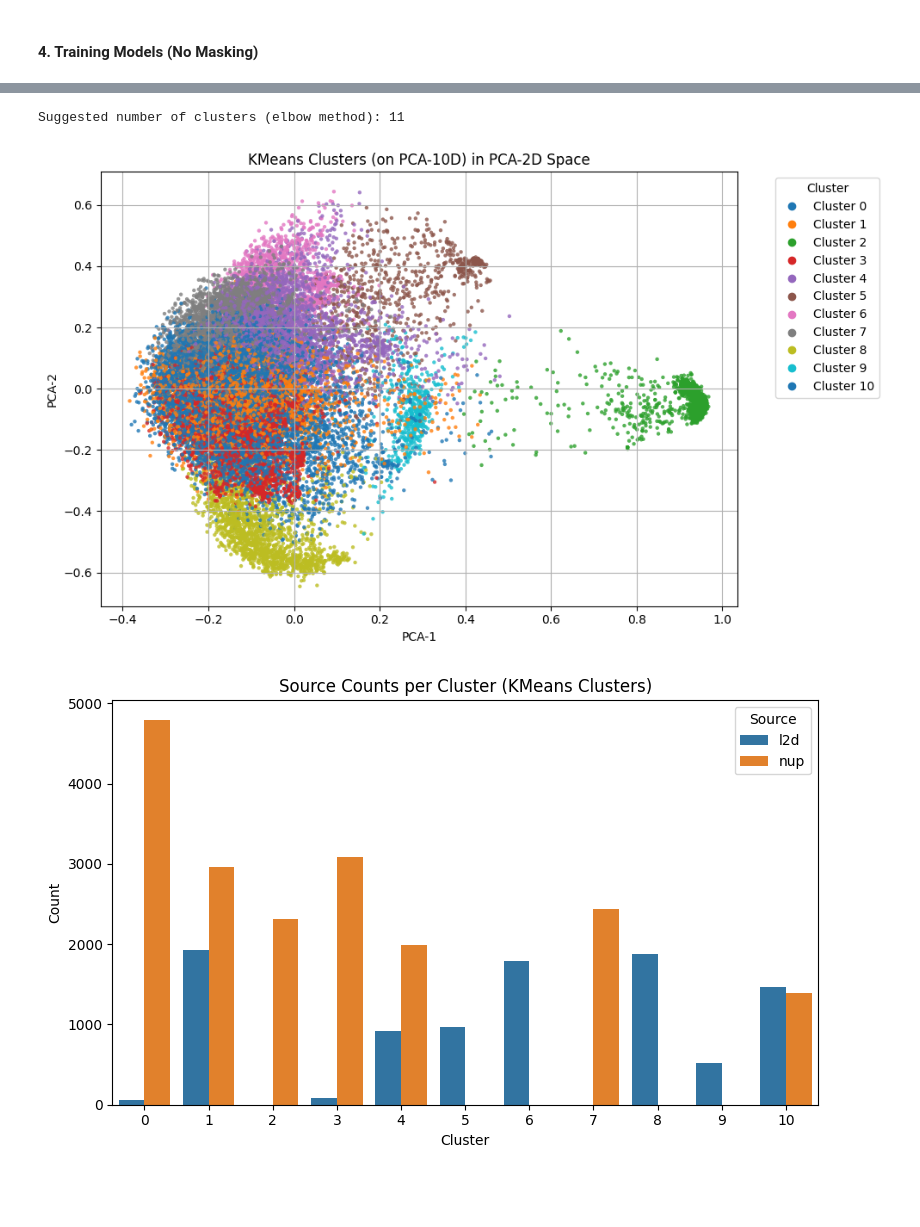
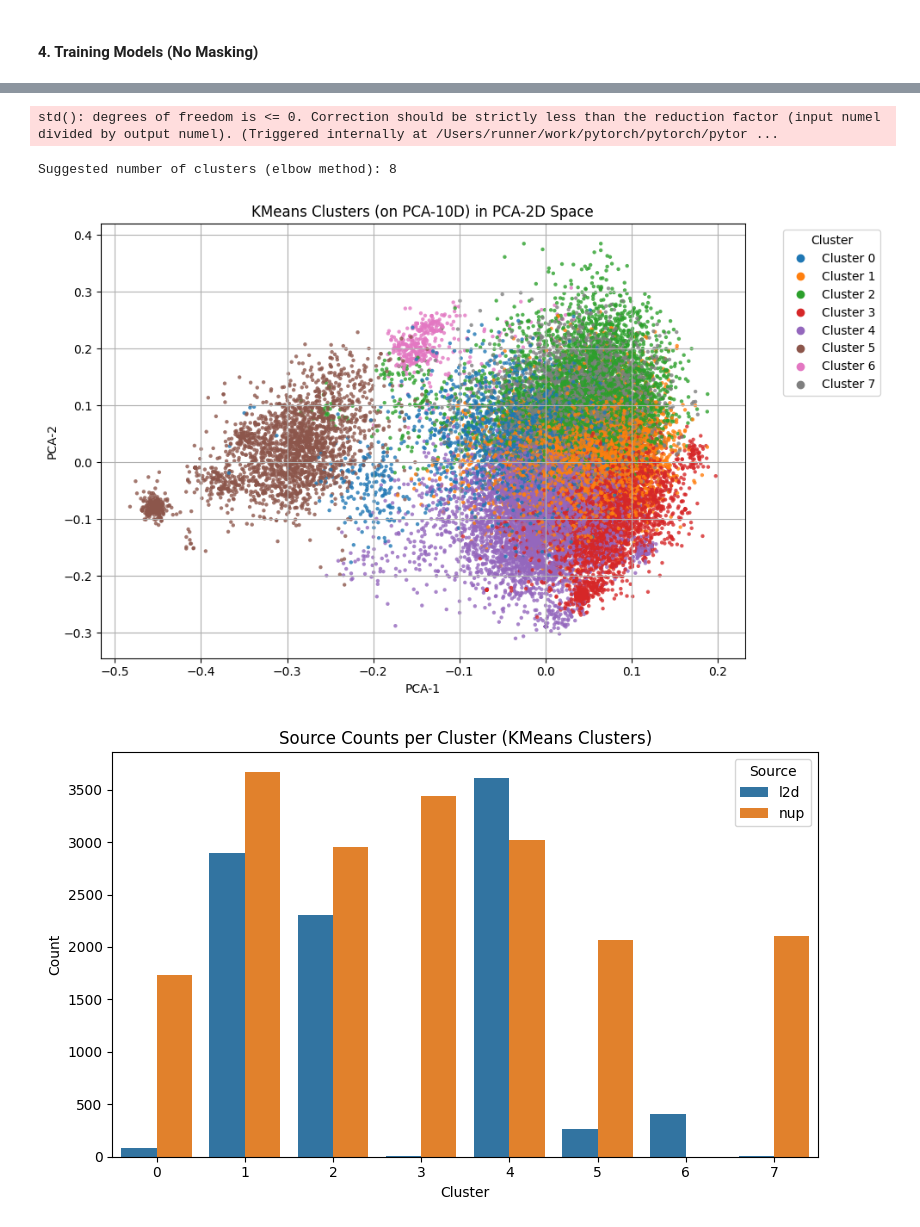
Before and after one commit to mtalonso-research/Traffic_Semantic_Graphs, a Jupyter notebook: notebooks/4-autoencoder.ipynb, the cells around one changed output, grey strips where cells are left out. Saved outputs shown, nothing was run; the diff lists cells and outputs as text; code cells hidden in the pictures; blank space fills up the shorter version.

```diff
--- a/notebooks/4-autoencoder.ipynb
+++ b/notebooks/4-autoencoder.ipynb
@@ -113,7 +98,7 @@ model_l2d = HeteroGraphAutoencoder(metadata,
                                    embed_dim=node_embed_dim,
                                    quantizer_spec=spec,
                                    feat_emb_dim=feat_emb_dim,
-                                   use_feature_mask=True,
+                                   use_feature_mask=False,
                                    feature_entropy=feature_entropy_l2d,
                                    trainable_gates=False,
                                    conv_layer_cls=conv_layer_autoencoder).to(device)
@@ -122,24 +107,24 @@ model_nup = HeteroGraphAutoencoder(metadata,
                                    embed_dim=node_embed_dim,
                                    quantizer_spec=spec,
                                    feat_emb_dim=feat_emb_dim,
-                                   use_feature_mask=True,
+                                   use_feature_mask=False,
                                    feature_entropy=feature_entropy_nup,
                                    trainable_gates=False,
                                    conv_layer_cls=conv_layer_autoencoder).to(device)
 proj_head = ProjectionHead(in_dim=graph_embed_dim, proj_dim=proj_graph_emb_dim).to(device)
 
-lambda_kl = 0.1
+lambda_kl = 1.0
 opt = torch.optim.Adam([
-    {'params': model_l2d.parameters(), 'lr': 1e-3},
-    {'params': model_nup.parameters(), 'lr': 1e-3},
-    {'params': proj_head.parameters(), 'lr': 1e-4}
+    {'params': model_l2d.parameters(), 'lr': 1e-4},
+    {'params': model_nup.parameters(), 'lr': 1e-4},
+    {'params': proj_head.parameters(), 'lr': 1e-6}
 ])
 # %% [markdown]
 #### 4. Training Models (No Masking)
 # %%
 from functions.autoencoder import feature_loss, edge_loss,kl_divergence_between_gaussians, batched_graph_embeddings
 
-num_epochs = 100
+num_epochs = 50
 patience = 10
 best_loss = float('inf')
 epochs_no_improve = 0
@@ -270,15 +268,17 @@ from functions.visuals import visualize_graph_embeddings
 fig, all_embeddings, all_sources = visualize_graph_embeddings(model_l2d,model_nup,proj_head,l2d_train_loader,
                                                               nup_train_loader,quantizer,metadata,node_embed_dim,
                                                               batched_graph_embeddings)
+# %% [output]
+std(): degrees of freedom is <= 0. Correction should be strictly less than the reduction factor (input numel divided by output numel). (Triggered internally at /Users/runner/work/pytorch/pytorch/pytor ...
 # %%
 from functions.visuals import find_optimal_kmeans_k, cluster_and_visualize_embeddings
 
 best_k, _ = find_optimal_kmeans_k(all_embeddings)
-cluster_labels,counts = cluster_and_visualize_embeddings(all_embeddings,all_sources, n_clusters=best_k)
+cluster_labels,counts = cluster_and_visualize_embeddings(all_embeddings,all_sources, n_clusters=8)
 # %% [output]
-Suggested number of clusters (elbow method): 11
+Suggested number of clusters (elbow method): 8
-[figure, old version]
+[figure, new version]
-[figure, old version]
+[figure, new version]
 # %%
 k_values = range(2, 20 + 1)
 plt.figure(figsize=(8, 5))
```
Also changed, not shown: parts of 3 cells of this notebook, 1 other file.
